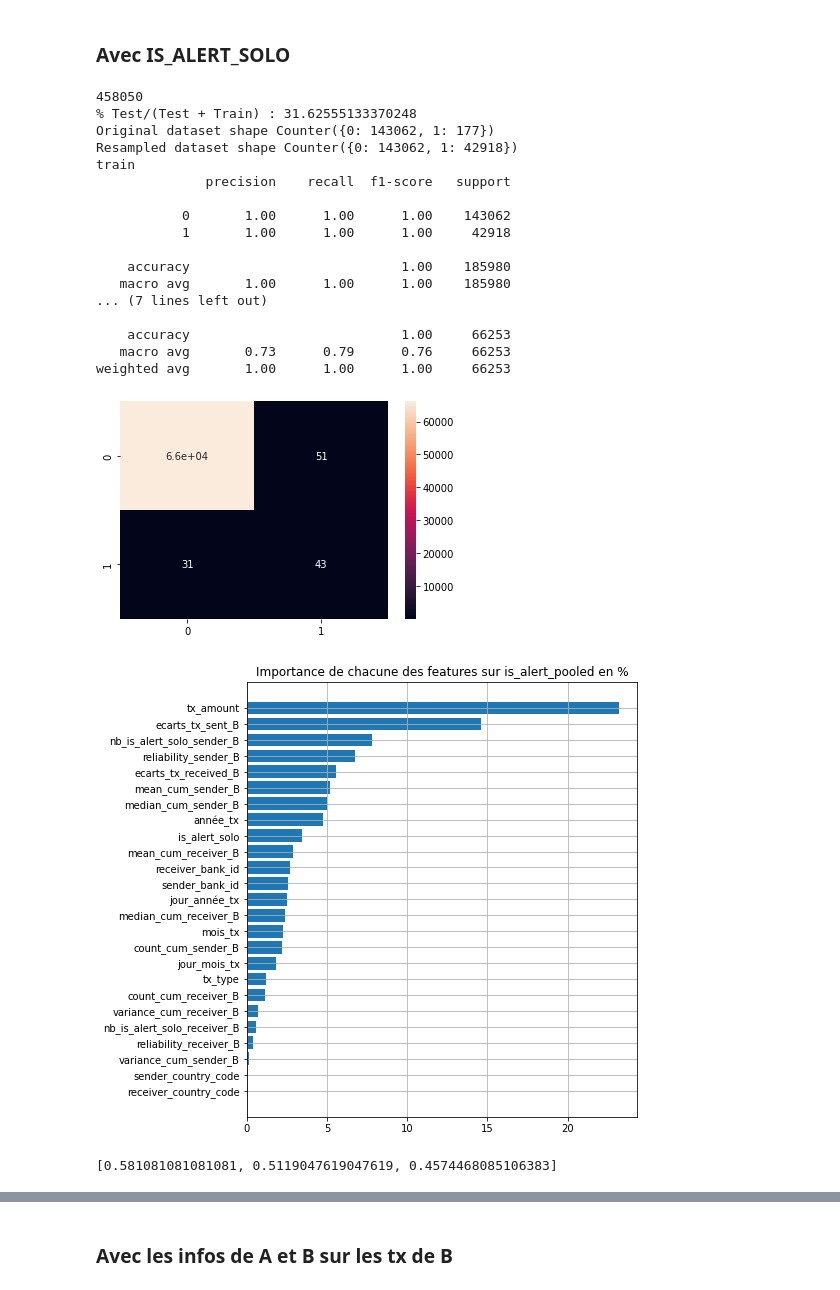
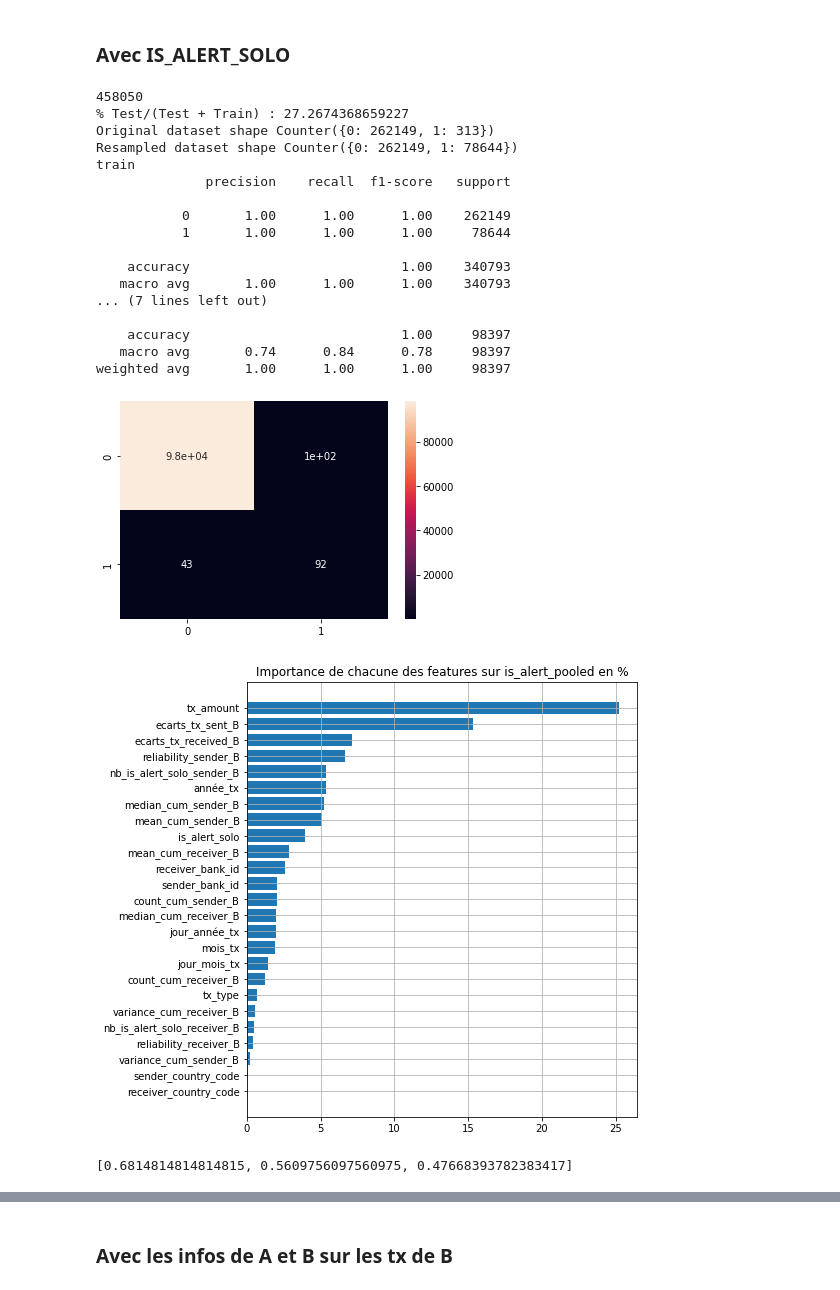
Before and after one commit to CorentinPernot/Statapp, a Jupyter notebook: Notebook/modé.ipynb, the cells around one changed output, grey strips where cells are left out. Saved outputs shown, nothing was run; the diff lists cells and outputs as text; code cells hidden in the pictures.

```diff
--- a/Notebook/modé.ipynb
+++ b/Notebook/modé.ipynb
@@ -1548,37 +1619,37 @@ cat_cols= ['sender_country_code', 'receiver_country_code',
        'sender_bank_id', 'receiver_bank_id', 'tx_type', 'is_alert_solo']
 # %%
 #On fixe la date initiale
-time = datetime.datetime(2019, 5, 16)
+time = datetime.datetime(2020, 5, 16)
 #On fixe l'horizon
-delta= 200
+delta= 300
 
 #On enlève les différentes banques
 df3 = df_bis2[(df_bis2['sender_bank_id']== 1 )|((df_bis2['receiver_bank_id'] == 1 ))] #on met maintenant 1 car il s'agit de la banque B
 
 print(len(df3))
 
 evaluation_classifier(df3, time, delta, StandardScaler(), RandomForestClassifier(), True, True, True)
 # %% [output]
 458050
-% Test/(Test + Train) : 31.62555133370248
-Original dataset shape Counter({0: 143062, 1: 177})
-Resampled dataset shape Counter({0: 143062, 1: 42918})
+% Test/(Test + Train) : 27.2674368659227
+Original dataset shape Counter({0: 262149, 1: 313})
+Resampled dataset shape Counter({0: 262149, 1: 78644})
 train
               precision    recall  f1-score   support
 
-           0       1.00      1.00      1.00    143062
-           1       1.00      1.00      1.00     42918
+           0       1.00      1.00      1.00    262149
+           1       1.00      1.00      1.00     78644
 
-    accuracy                           1.00    185980
-   macro avg       1.00      1.00      1.00    185980
+    accuracy                           1.00    340793
+   macro avg       1.00      1.00      1.00    340793
 ... (7 lines left out)
 
-    accuracy                           1.00     66253
-   macro avg       0.73      0.79      0.76     66253
-weighted avg       1.00      1.00      1.00     66253
+    accuracy                           1.00     98397
+   macro avg       0.74      0.84      0.78     98397
+weighted avg       1.00      1.00      1.00     98397
-[figure, old version]
+[figure, new version]
-[figure, old version]
+[figure, new version]
-[0.581081081081081, 0.5119047619047619, 0.4574468085106383]
+[0.6814814814814815, 0.5609756097560975, 0.47668393782383417]
 # %%
 evaluation_classifier(df3, time, delta, StandardScaler(), xgb.XGBClassifier(), True, True, True)
 # %% [output]
```
Also changed, not shown: parts of 26 cells of this notebook.
